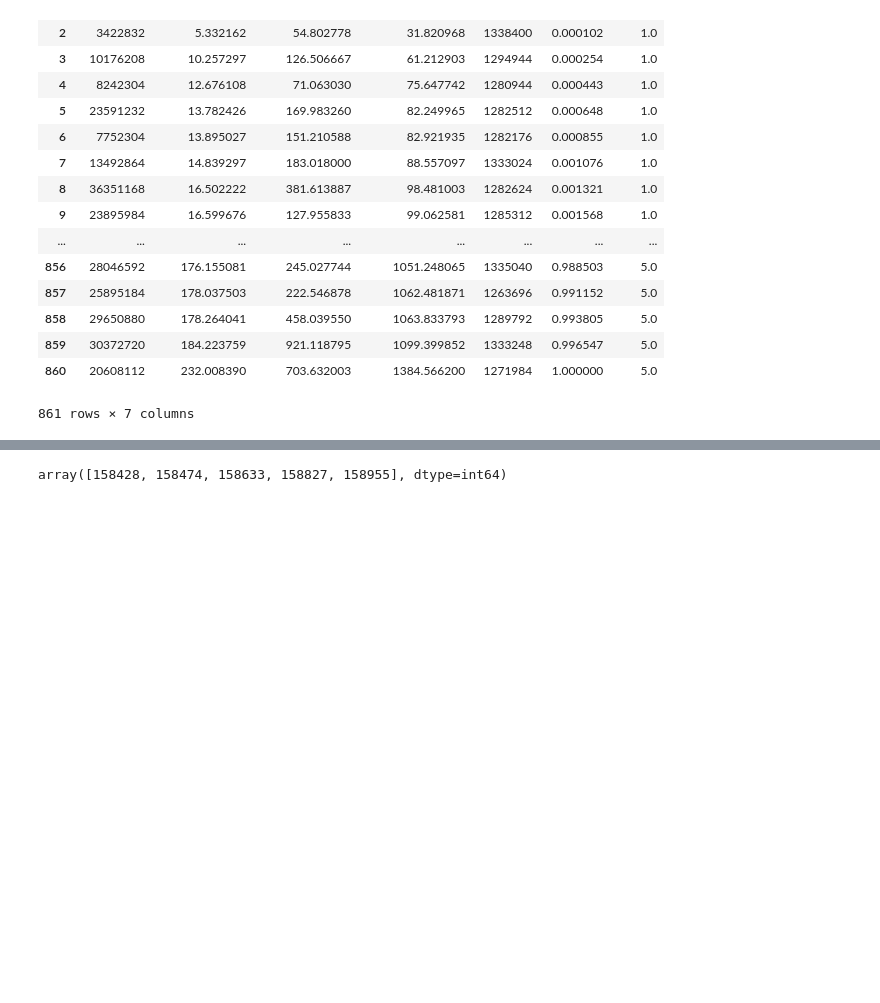
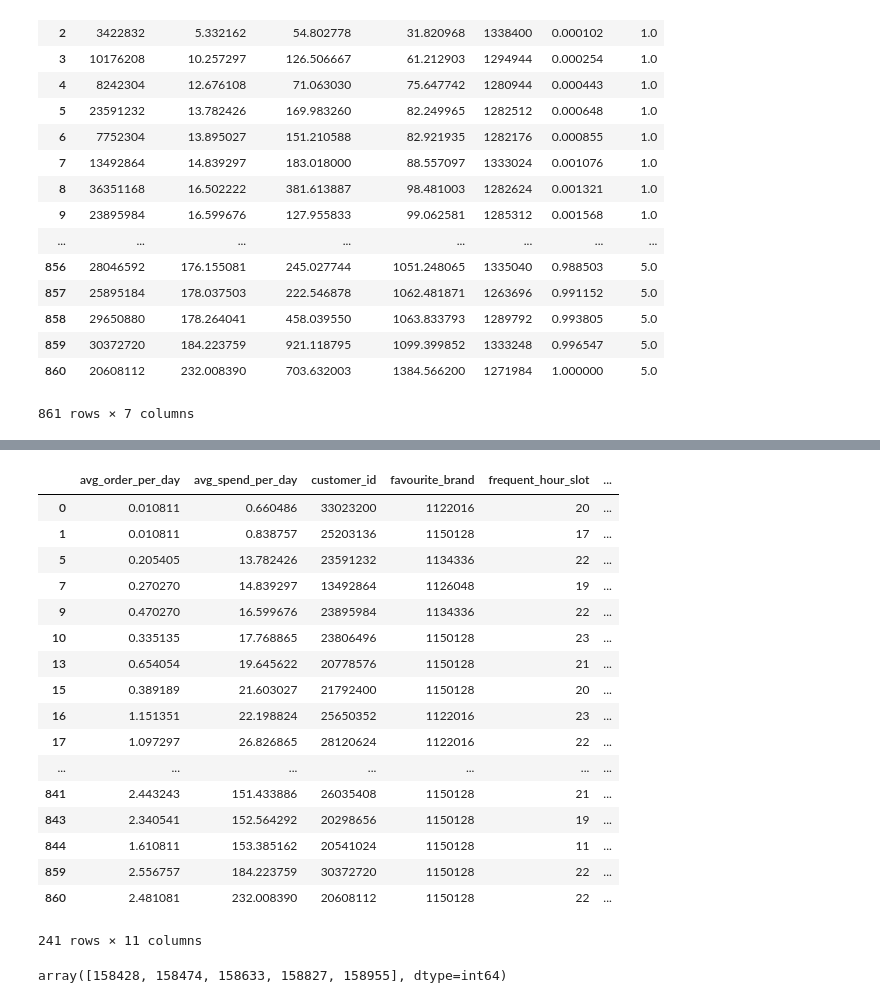
Before and after one commit to Anirudh-Murali/bootstrap_milkbasket, a Jupyter notebook: notebook/User_insights.ipynb, the cells around one changed output, grey strips where cells are left out. Cells and saved outputs as stored; diff of their text form; code cells hidden in the pictures; blank space fills up the shorter version.

```diff
--- a/notebook/User_insights.ipynb
+++ b/notebook/User_insights.ipynb
@@ -118,6 +115,27 @@ for customer in customer_q.customer_id:
 
     customer_data.append(customer_insights)
 customer_insights = pd.DataFrame([a for a in customer_data])
+# %%
+customer_insights.loc[customer_insights.subscription == 1 ]
+# %% [output]
+|  | avg_order_per_day | avg_spend_per_day | customer_id | favourite_brand | frequent_hour_slot | ... |
+| 0 | 0.010811 | 0.660486 | 33023200 | 1122016 | 20 | ... |
+| 1 | 0.010811 | 0.838757 | 25203136 | 1150128 | 17 | ... |
+| 5 | 0.205405 | 13.782426 | 23591232 | 1134336 | 22 | ... |
+| 7 | 0.270270 | 14.839297 | 13492864 | 1126048 | 19 | ... |
+| 9 | 0.470270 | 16.599676 | 23895984 | 1134336 | 22 | ... |
+| 10 | 0.335135 | 17.768865 | 23806496 | 1150128 | 23 | ... |
+| 13 | 0.654054 | 19.645622 | 20778576 | 1150128 | 21 | ... |
+| 15 | 0.389189 | 21.603027 | 21792400 | 1150128 | 20 | ... |
+| 16 | 1.151351 | 22.198824 | 25650352 | 1122016 | 23 | ... |
+| 17 | 1.097297 | 26.826865 | 28120624 | 1122016 | 22 | ... |
+| ... | ... | ... | ... | ... | ... | ... |
+| 841 | 2.443243 | 151.433886 | 26035408 | 1150128 | 21 | ... |
+| 843 | 2.340541 | 152.564292 | 20298656 | 1150128 | 19 | ... |
+| 844 | 1.610811 | 153.385162 | 20541024 | 1150128 | 11 | ... |
+| 859 | 2.556757 | 184.223759 | 30372720 | 1150128 | 22 | ... |
+| 860 | 2.481081 | 232.008390 | 20608112 | 1150128 | 22 | ... |
+241 rows × 11 columns
 # %%
 customer_df.index.values[-5:]
 # %% [output]
```
Also changed, not shown: parts of 3 cells of this notebook, 3 other files.
